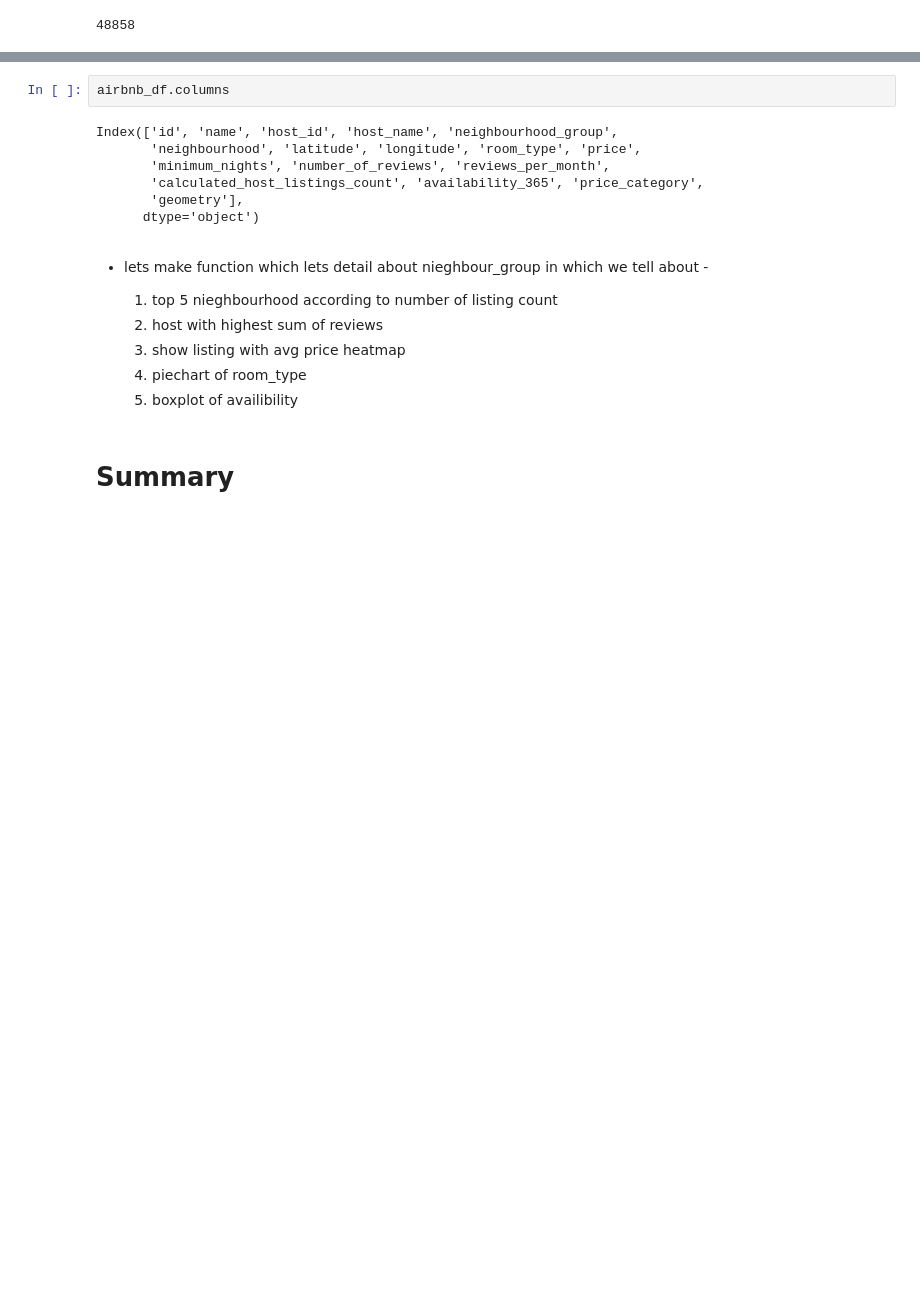
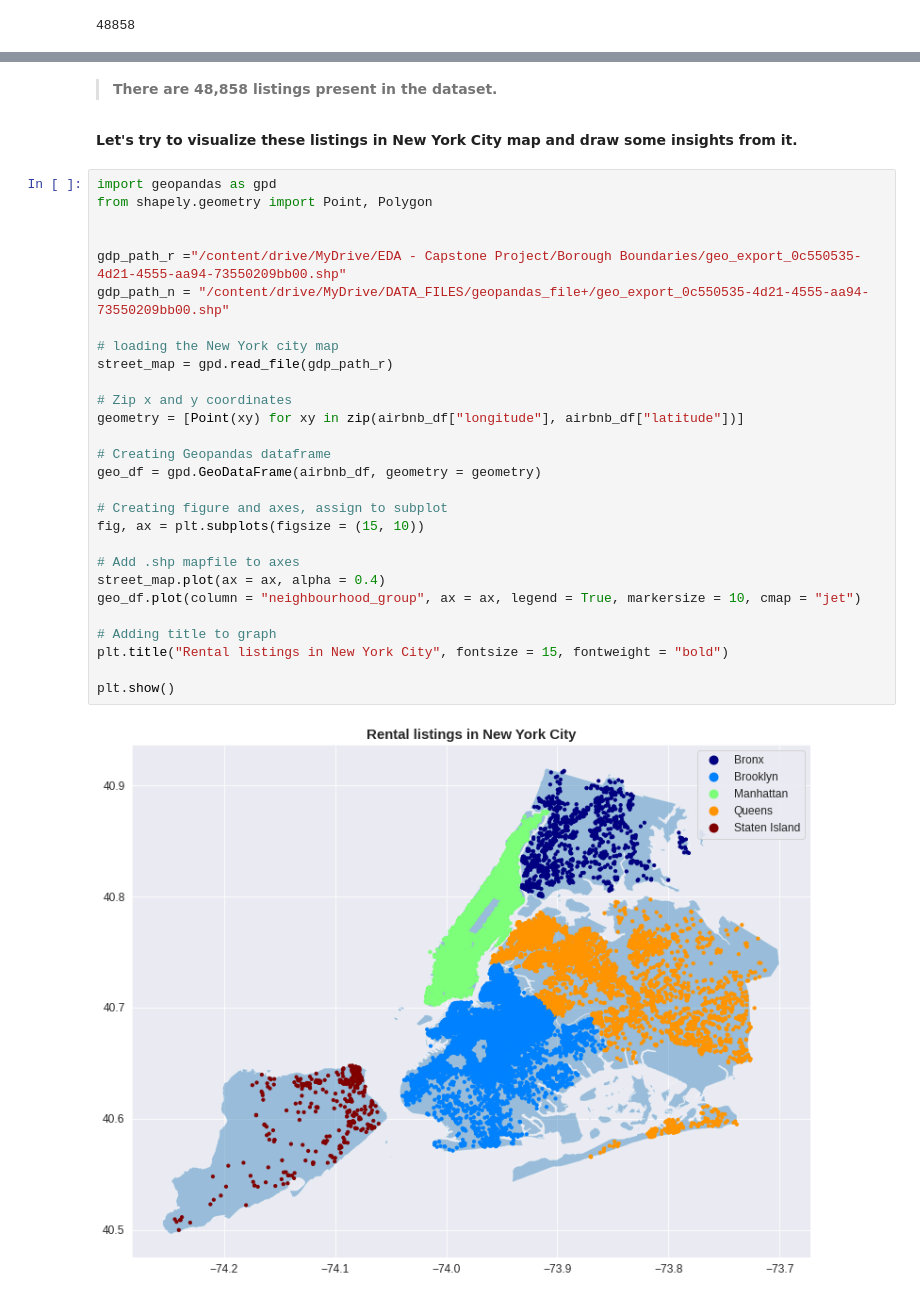
Before and after one commit to GODxFATHER/Airbnb-Bookings-Analysis-, a Jupyter notebook: Airbnb_Bookings_Analysis_Capstone_Project.ipynb, the cells around one changed output, grey strips where cells are left out. Drawn from its saved outputs; the diff is of its cells as text; blank space fills up the shorter version.

```diff
--- a/Airbnb_Bookings_Analysis_Capstone_Project.ipynb
+++ b/Airbnb_Bookings_Analysis_Capstone_Project.ipynb
@@ -405,20 +208,34 @@ Text(0.5, 1.0, 'Correlation among Variables')
-# %%
-airbnb_df.columns
-# %% [output]
-Index(['id', 'name', 'host_id', 'host_name', 'neighbourhood_group',
-       'neighbourhood', 'latitude', 'longitude', 'room_type', 'price',
-       'minimum_nights', 'number_of_reviews', 'reviews_per_month',
-       'calculated_host_listings_count', 'availability_365', 'price_category',
-       'geometry'],
-      dtype='object')
-# %% [markdown]
-* lets make function which lets detail about nieghbour_group
-in which we tell about -
-
-  1. top 5 nieghbourhood according to number of listing count
-  2. host with highest sum of reviews
-  3. show listing with avg price heatmap
-  4. piechart of room_type
-  5. boxplot of availibility
-# %% [markdown]
-# Summary
+# %% [markdown]
+> **There are 48,858 listings present in the dataset.**
+# %% [markdown]
+**Let's try to visualize these listings in New York City map and draw some insights from it.**
+# %%
+import geopandas as gpd
+from shapely.geometry import Point, Polygon
+
+
+gdp_path_r ="/content/drive/MyDrive/EDA - Capstone Project/Borough Boundaries/geo_export_0c550535-4d21-4555-aa94-73550209bb00.shp"
+gdp_path_n = "/content/drive/MyDrive/DATA_FILES/geopandas_file+/geo_export_0c550535-4d21-4555-aa94-73550209bb00.shp"
+
+# loading the New York city map
+street_map = gpd.read_file(gdp_path_r)
+
+# Zip x and y coordinates
+geometry = [Point(xy) for xy in zip(airbnb_df["longitude"], airbnb_df["latitude"])]
+
+# Creating Geopandas dataframe
+geo_df = gpd.GeoDataFrame(airbnb_df, geometry = geometry)
+
+# Creating figure and axes, assign to subplot
+fig, ax = plt.subplots(figsize = (15, 10))
+
+# Add .shp mapfile to axes
+street_map.plot(ax = ax, alpha = 0.4)
+geo_df.plot(column = "neighbourhood_group", ax = ax, legend = True, markersize = 10, cmap = "jet")
+
+# Adding title to graph
+plt.title("Rental listings in New York City", fontsize = 15, fontweight = "bold")
+
+plt.show()
+# %% [output]
+[figure, added]
```
Also changed, not shown: parts of 82 cells of this notebook.
